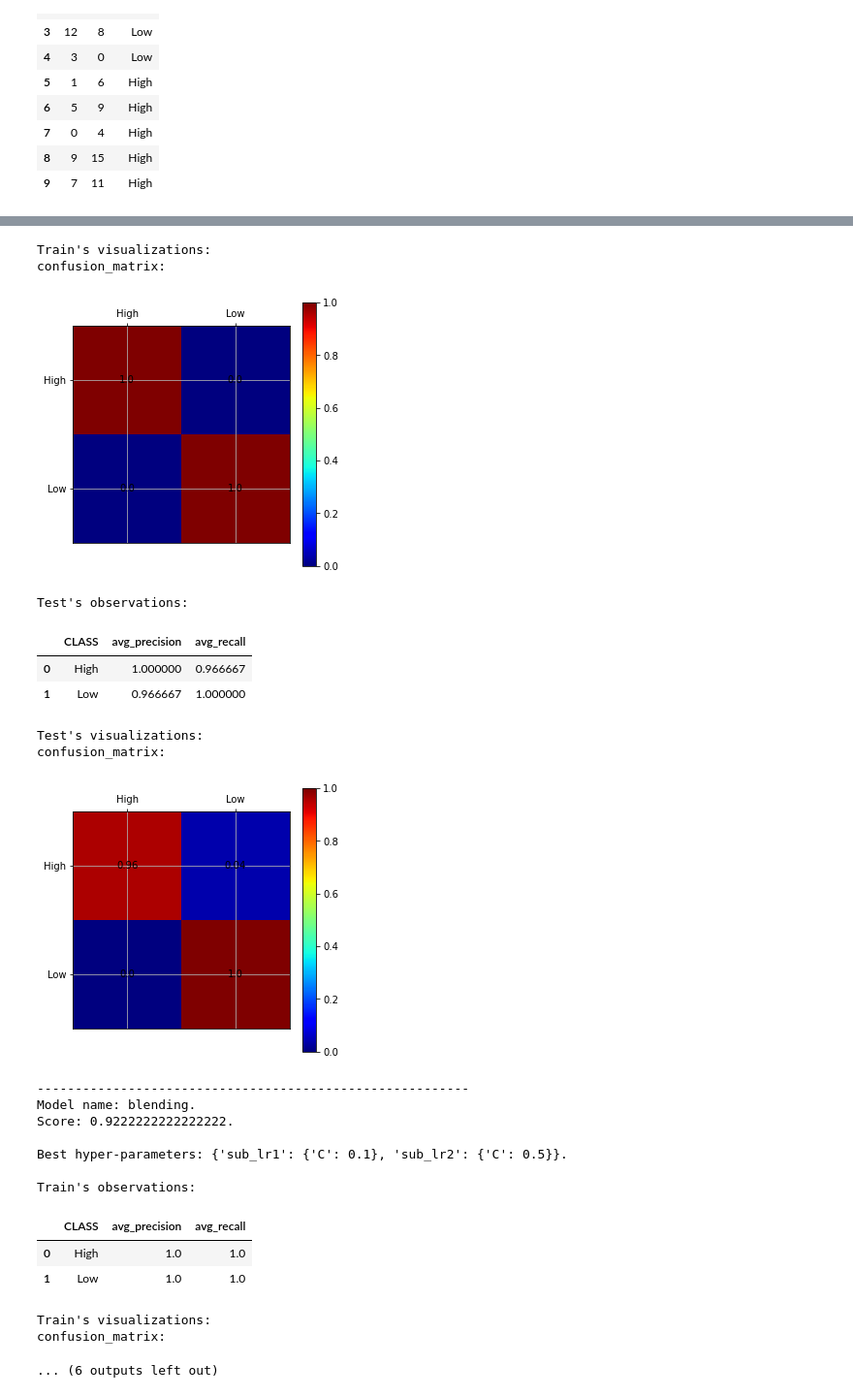
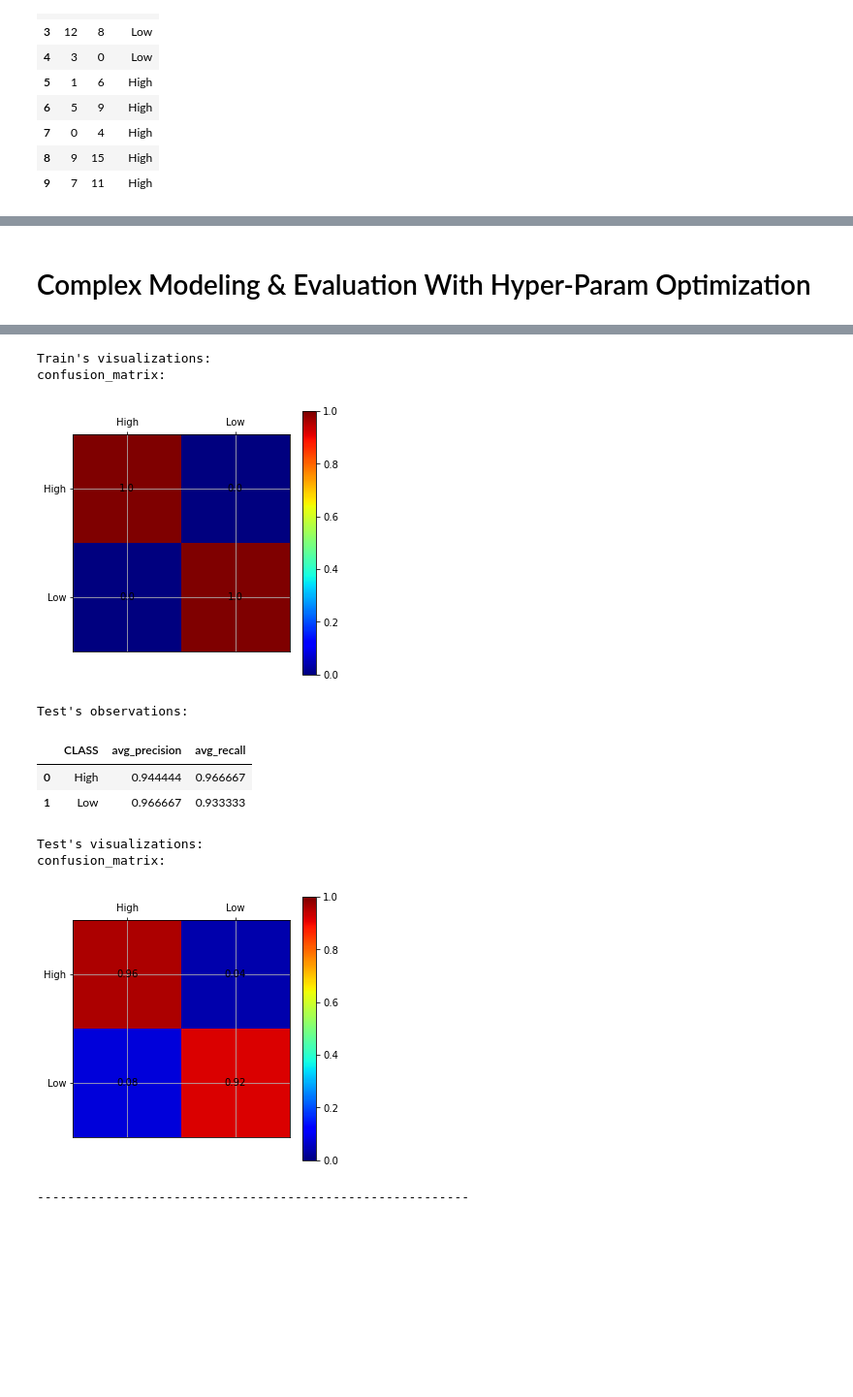
Before and after one commit to barak1412/automl_infrastructure, a Jupyter notebook: examples/hyper_params_optimization_example.ipynb, the cells around one changed output, grey strips where cells are left out. Shown: that part at 97% size. Drawn from its saved outputs; the diff is of its cells as text; code cells hidden in the pictures; blank space fills up the shorter version.

Commit message:
Edited examples for hyper-params optimization.

```diff
--- a/examples/hyper_params_optimization_example.ipynb
+++ b/examples/hyper_params_optimization_example.ipynb
@@ -31,16 +195,7 @@ cords_df
+# %% [markdown]
+# Complex Modeling & Evaluation With Hyper-Param Optimization
 # %%
-from sklearn.linear_model import LogisticRegression
-from automl_infrastructure.classifiers.adapters import SklearnClassifierAdapter
-from automl_infrastructure.classifiers import EnsembleClassifier
-from automl_infrastructure.experiment import Experiment
-from automl_infrastructure.experiment.observations import Avg
-from automl_infrastructure.experiment.params import RangedParameter, ListParameter
-from automl_infrastructure.visualization import ConfusionMatrix
-
-
 # create models we want to examine
-lr_model = SklearnClassifierAdapter(name='lr', sklearn_model=LogisticRegression())
-
 complex_blending_model = EnsembleClassifier(
                         name='blending',
                         input_models=[SklearnClassifierAdapter(name='sub_lr1', sklearn_model=LogisticRegression()),
@@ -49,9 +204,7 @@ complex_blending_model = EnsembleClassifier(
                         ensemble_model=SklearnClassifierAdapter(name='top_lr', sklearn_model=LogisticRegression())
                     )
 
-
-
-# create hyper-params we want to optimize
+# declare hyper-params we want to optimize
 hyper_parameters = {
     'blending':{
         'sub_lr1': [ListParameter('C', options=[0.1, 0.5])],
@@ -60,7 +213,7 @@ hyper_parameters = {
 }
 
 experiment = Experiment('experiment1', cords_df[features_cols], cords_df[label_col],
-                models=[lr_model, complex_blending_model],
+                models=[complex_blending_model],
                 hyper_parameters=hyper_parameters,
                 observations={
                     'avg_precision': Avg(metric='precision'),
@@ -92,28 +245,16 @@ Best hyper-parameters: {}.
 
 Train's observations:
 |  | CLASS | avg_precision | avg_recall |
 | 0 | High | 1.0 | 1.0 |
 | 1 | Low | 1.0 | 1.0 |
 Train's visualizations:
 confusion_matrix:
 [figure]
 Test's observations:
 |  | CLASS | avg_precision | avg_recall |
-| 0 | High | 1.000000 | 0.966667 |
-| 1 | Low | 0.966667 | 1.000000 |
+| 0 | High | 0.944444 | 0.966667 |
+| 1 | Low | 0.966667 | 0.933333 |
 Test's visualizations:
 confusion_matrix:
-[figure, old version]
+[figure, new version]
 ---------------------------------------------------------
-Model name: blending.
-Score: 0.9222222222222222.
-
-Best hyper-parameters: {'sub_lr1': {'C': 0.1}, 'sub_lr2': {'C': 0.5}}.
-
-Train's observations:
-|  | CLASS | avg_precision | avg_recall |
-| 0 | High | 1.0 | 1.0 |
-| 1 | Low | 1.0 | 1.0 |
-Train's visualizations:
-confusion_matrix:
-... (6 outputs left out)
```
Also changed, not shown: parts of 7 cells of this notebook.
